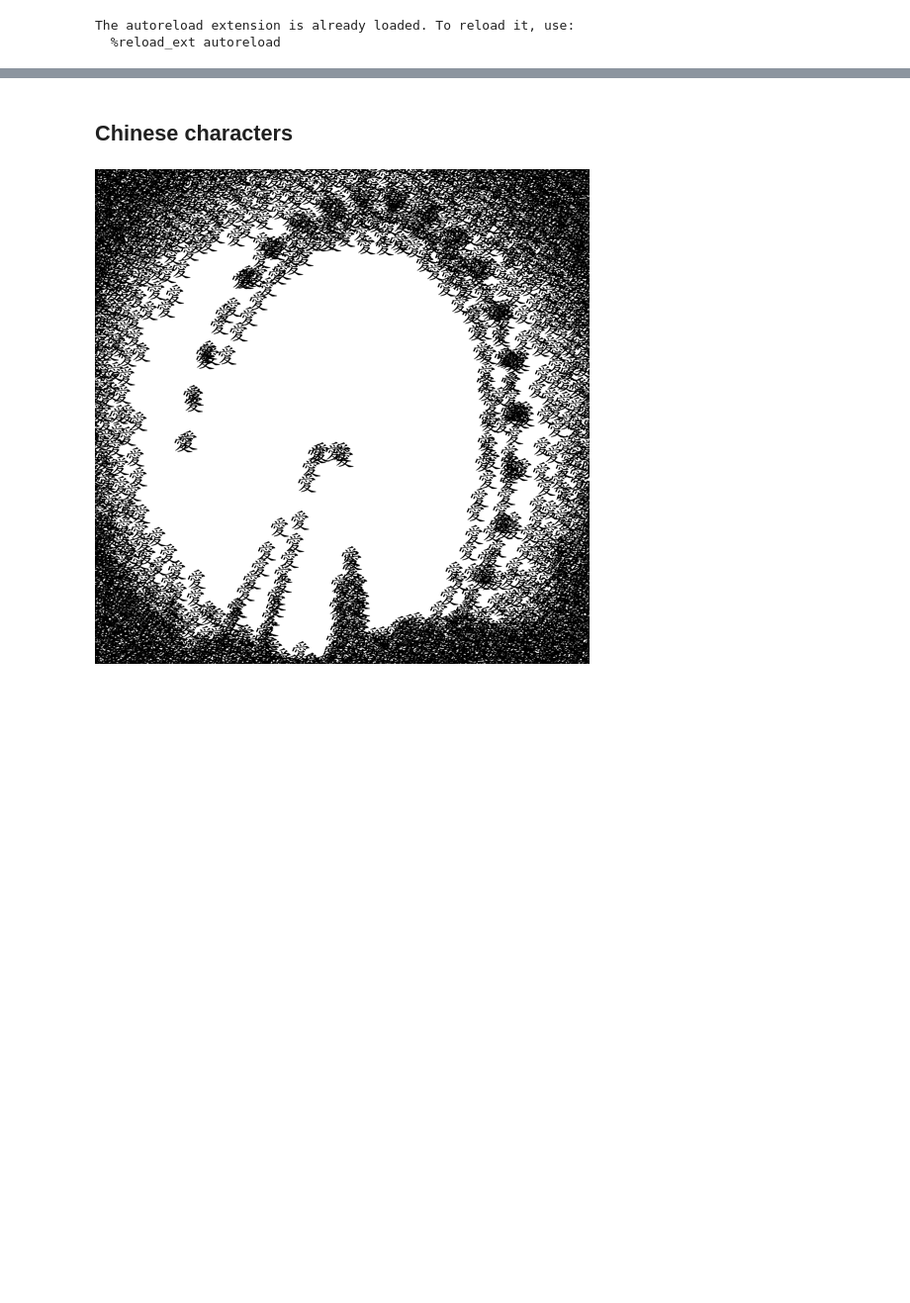
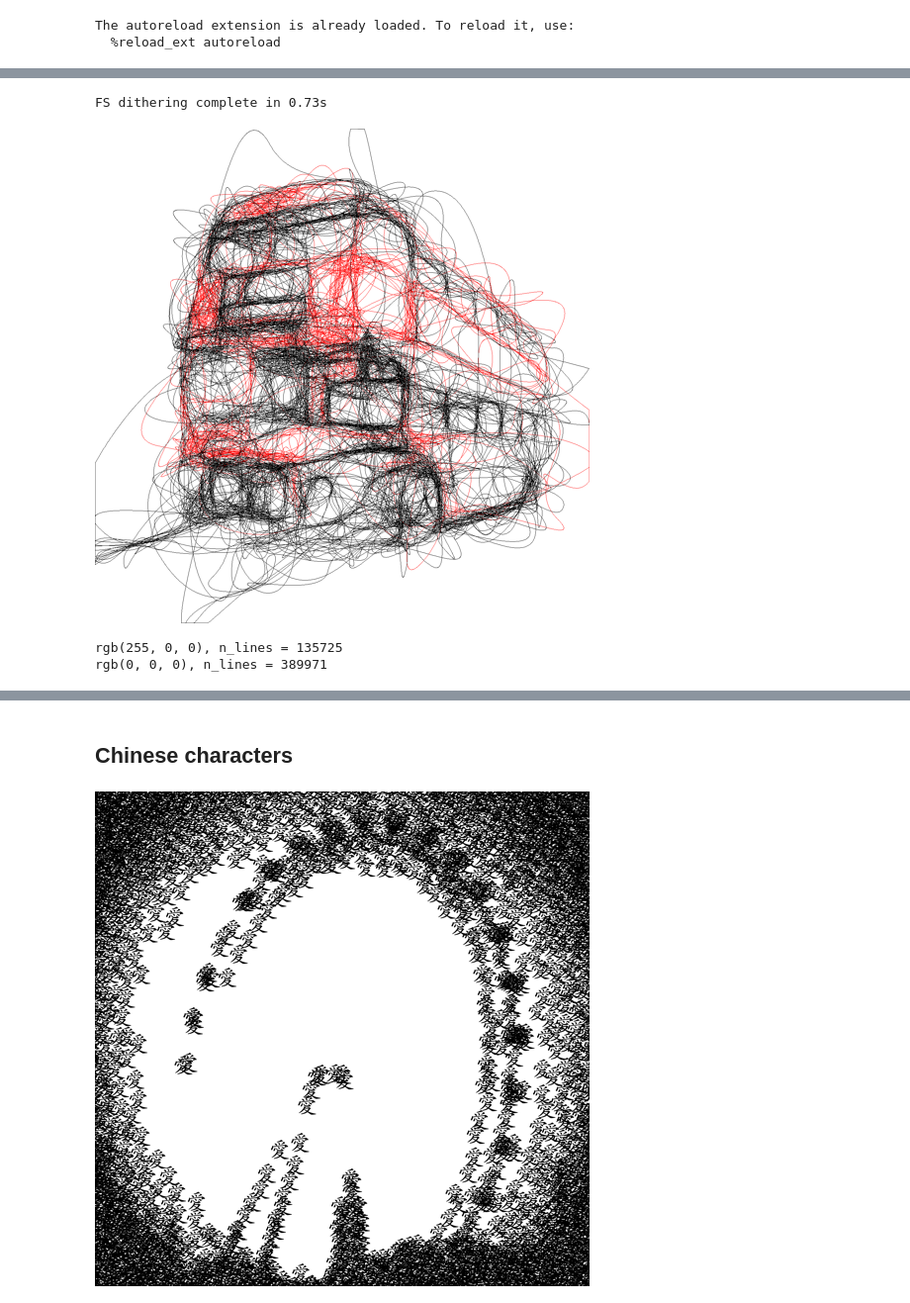
Before and after one commit to ptuan32501-pixel/computational-thread-art-v3, a Jupyter notebook: thread-art-drawing.ipynb, the cells around one changed output, grey strips where cells are left out. Shown at 99% size. Saved outputs shown, nothing was run; the diff lists cells and outputs as text; code cells hidden in the pictures; blank space fills up the shorter version.

Commit message:
add london bus

```diff
--- a/thread-art-drawing.ipynb
+++ b/thread-art-drawing.ipynb
@@ -42,0 +54,50 @@ The autoreload extension is already loaded. To reload it, use:
+# %%
+mydraw = drawing.Drawing(
+    target=drawing.TargetImage(
+        image_path="images/london_bus_sketch_2e.jpg",
+        weight_image_path=None,
+        palette=[(255, 0, 0), (0, 0, 0)],
+        x=800,
+        output_x=1500,
+        blur_rad=2,
+    ),
+    n_shapes=[600, 1750],
+    n_random=500,
+    darkness=[0.26, 0.18],
+    negative_penalty=0.0,
+    shape=drawing.Shape(
+        line_type=drawing.LineType.BEZIER,
+        size_range=(0.08, 0.5),
+        endpoint_angle_range=(np.pi * 0.1, np.pi * 0.8),
+        bezier_end_angle_range=(-np.pi * 0.8, np.pi * 0.8),
+    ),
+)
+
+all_params, canvas, image, all_coords = mydraw.create_img()
+
+display(canvas.resize((500, 500)))
+canvas.save("outputs_drawing/london_bus_sketch_1.png")
+
+# px.imshow(image, color_continuous_scale="RdBu", color_continuous_midpoint=0).update_layout(
+#     width=500, height=400, margin=dict(l=10, r=10, t=10, b=10)
+# )
+
+# np.save("outputs_drawing/london_bus_sketch_1_coords.npy", all_coords)
+# %% [output]
+FS dithering complete in 0.73s
+[figure, added]
+# %%
+gcode = drawing.make_gcode(
+    all_coords,
+    center=(0, 0),
+    radius=(125, 125),
+    speed=10_000,
+)
+
+for color, lines in gcode.items():
+    print(f"rgb{color}, n_lines = {len(lines)}")
+
+pyperclip.copy("\n".join(gcode[(0, 0, 0)][:10]))
+# %% [output]
+rgb(255, 0, 0), n_lines = 135725
+rgb(0, 0, 0), n_lines = 389971
```
Also changed, not shown: parts of 16 cells of this notebook, 14 other files.
